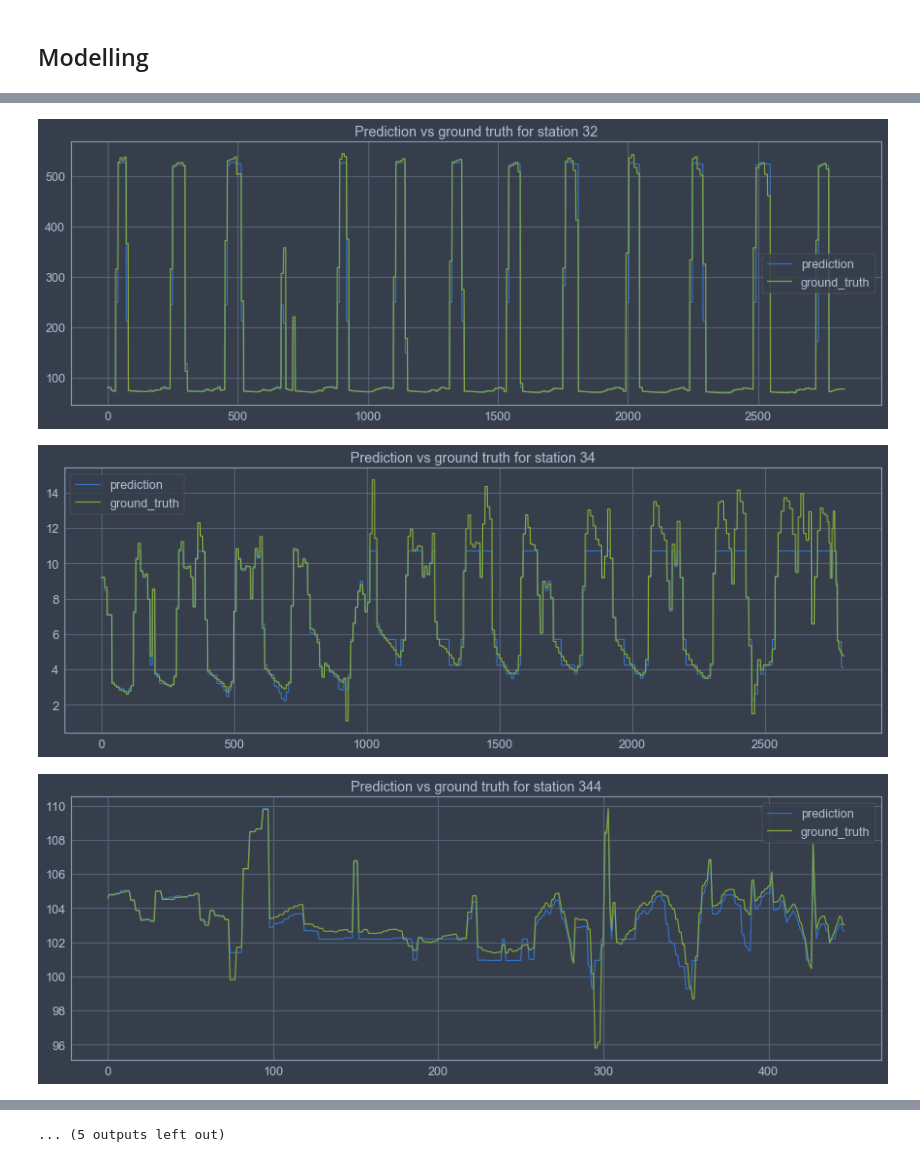
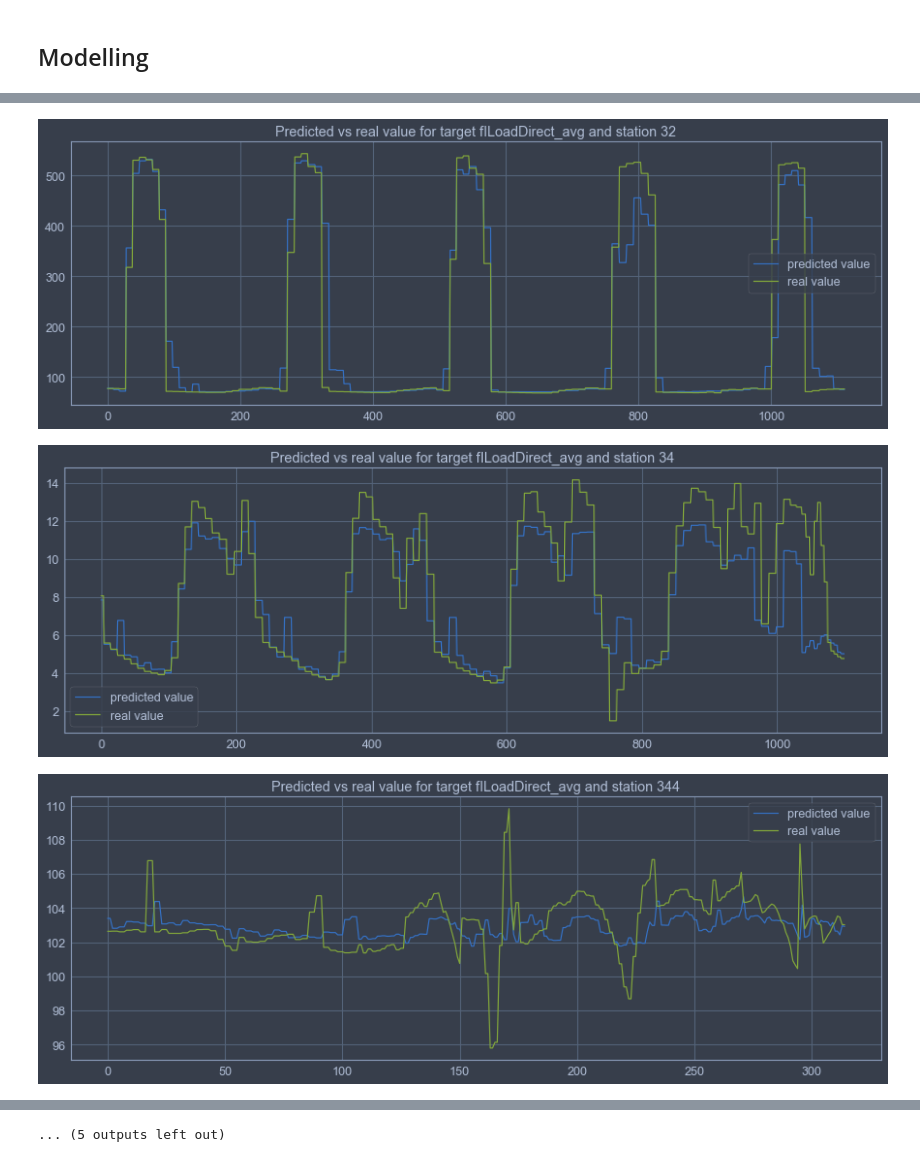
Before and after one commit to javiermas/smart-energy, a Jupyter notebook: notebooks/jma_01_modelling_generation.ipynb, the cells around one changed output, grey strips where cells are left out. Drawn from its saved outputs; the diff is of its cells as text; code cells hidden in the pictures.

Commit message:
:notebook: :zap: finished first version of modelling notebook

```diff
--- a/notebooks/jma_01_modelling_generation.ipynb
+++ b/notebooks/jma_01_modelling_generation.ipynb
@@ -62,13 +42,13 @@ data_hourly.head()
 ## Modelling
 # %%
 ### Create features
-model_matrix = data_hourly.copy().sort_index()
+model_matrix = data.copy().sort_index()
 
 features_to_lag = ['fILoadDirect_avg', 'fILoad_avg', 'fIPV_avg', 'fIExcess_avg', 'fIToGrid_avg',
                    'fIToBat_avg', 'fTemperature_avg', 'u8StateOfBattery']
 common_features = ['year', 'month', 'day', 'hour', 'weekday', 'fBuyPrice', 'fSellPrice']
 
-lags = 2
+lags = 48
 
 for lag in range(1, lags+1):
     colnames = ['{}_lag_{}'.format(f, lag) for f in features_to_lag]
@@ -77,8 +57,9 @@ for lag in range(1, lags+1):
 lagged_features = colnames = ['{}_lag_{}'.format(f, lag) for f in features_to_lag for lag in range(1, lags+1)]
 
 model_matrix_pivoted = pd.pivot_table(model_matrix[lagged_features+features_to_lag], columns='solbox_id', index='datetime')
-lagged_features_pivoted = ['_station'.join(col).strip() for col in model_matrix_pivoted.columns.values]
-model_matrix_pivoted.columns = lagged_features_pivoted
+features_pivoted = ['_station'.join(col).strip() for col in model_matrix_pivoted.columns.values]
+lagged_features_pivoted = [col for col in features_pivoted if 'lag' in col]
+model_matrix_pivoted.columns = features_pivoted
 model_matrix = model_matrix.reset_index().set_index('datetime').drop_duplicates()
 model_matrix = model_matrix[common_features].join(model_matrix_pivoted)
 print(model_matrix.shape)
@@ -96,3 +77,16 @@ model_matrix.head()
-# %%
-def n_steps_ahead(data, min_records, n=1):
-    return ((range(i), i+1) for i in range(min_records, len(data)-1))
+# %%
+## Analize model fit
+from xgboost import XGBRegressor
+from random import choice
+
+
+features = lagged_features_pivoted + common_features
+target = 'fILoadDirect_avg'
+station = choice(stations)
+target_station = target+'_station{}'.format(station)
+
+X, Y = model_matrix.dropna(subset=[target_station])[features], model_matrix.dropna(subset=[target_station])[target_station]
+print(X.shape)
+print('Fitting model for station {}'.format(station))
+xgb = XGBRegressor()
+xgb.fit(X, Y)
@@ -99,18 +104,16 @@ def n_steps_ahead(data, min_records, n=1):
 # %%
-from xgboost import XGBRegressor
-
-features = lagged_features_pivoted + common_features
-target = 'fILoadDirect_avg'
+def n_steps_ahead(data, min_records, n=1):
+    return ((range(i), i+n) for i in range(min_records, len(data)-1))
 
 drop_predictions(db.hourly_predictions)
 
-min_records = 500
-n = 1
 loss_function = lambda x, y: (x - y)**2
 losses = list()
 for station in stations:
     target_station = target+'_station{}'.format(station)
     X, Y = model_matrix.dropna(subset=[target_station])[features], model_matrix.dropna(subset=[target_station])[target_station]
+    min_records = int(len(X)*2/3)
+    n = 1
     assert len(X) > min_records, 'Length of data is lower than min_records'
     xgb = XGBRegressor()
     xgb.fit(X.iloc[:min_records], Y.iloc[:min_records])
@@ -120,6 +123,7 @@ for station in stations:
         prediction = xgb.predict(X.iloc[[test_ix]])[0].astype(float) # Double brackets to keep it a DataFrame
         store_hourly_predictions(
             db.hourly_predictions,
+            target,
             xgb.__class__.__name__,
             station,
             X.iloc[[test_ix]].index[0],
@@ -153,10 +157,10 @@ predictions = load_predictions(db.hourly_predictions)
 # %%
 for station in stations:
     plt.figure(figsize=(15, 5))
-    plt.plot(predictions.loc[station, 'prediction'].values, label='prediction')
-    plt.plot(predictions.loc[station, 'ground_truth'].values, label='ground_truth')
+    plt.plot(predictions.loc[station, 'prediction'].values, label='predicted value')
+    plt.plot(predictions.loc[station, 'ground_truth'].values, label='real value')
 
-    plt.title('Prediction vs ground truth for station {}'.format(station))
+    plt.title('Predicted vs real value for target {} and station {}'.format(target, station))
     plt.legend()
     plt.show()
 # %% [output]
@@ -166,3 +170,3 @@ for station in stations:
-[figure, old version]
+[figure, new version]
-[figure, old version]
+[figure, new version]
-[figure, old version]
+[figure, new version]
```
Also changed, not shown: parts of 10 cells of this notebook.
